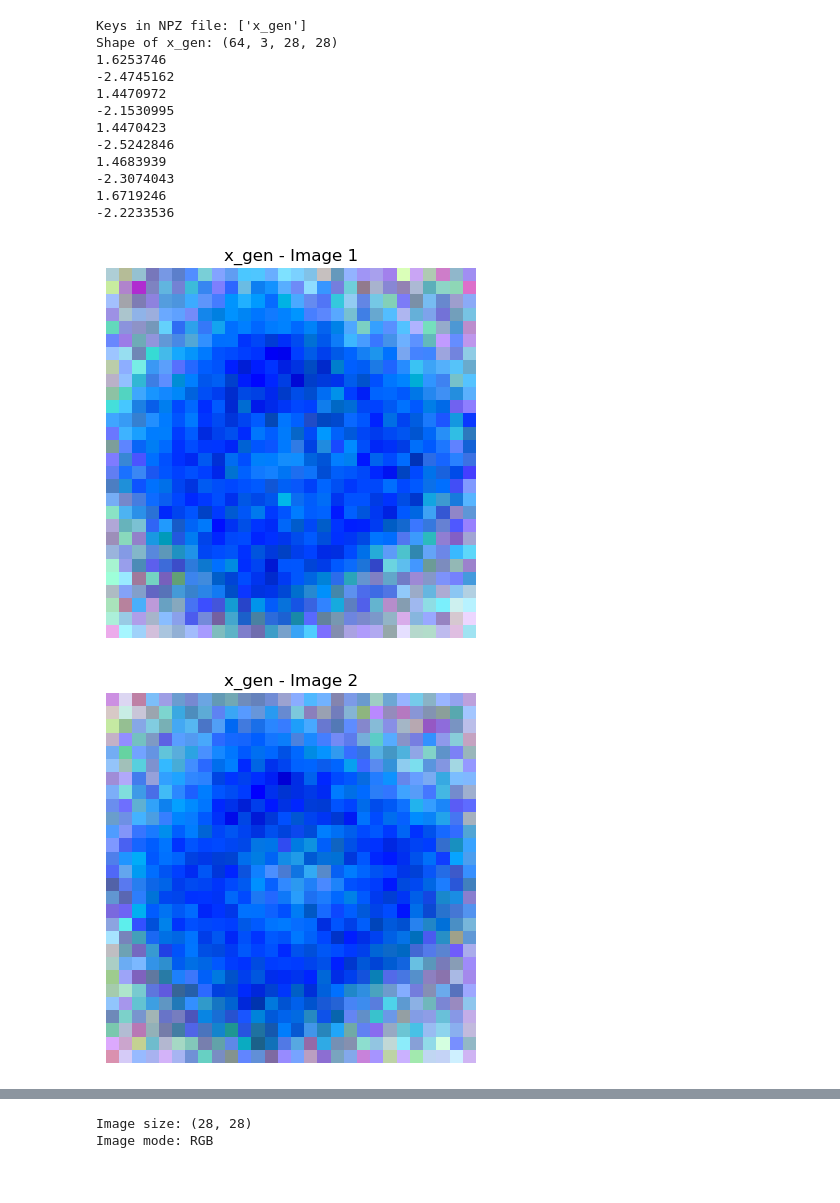
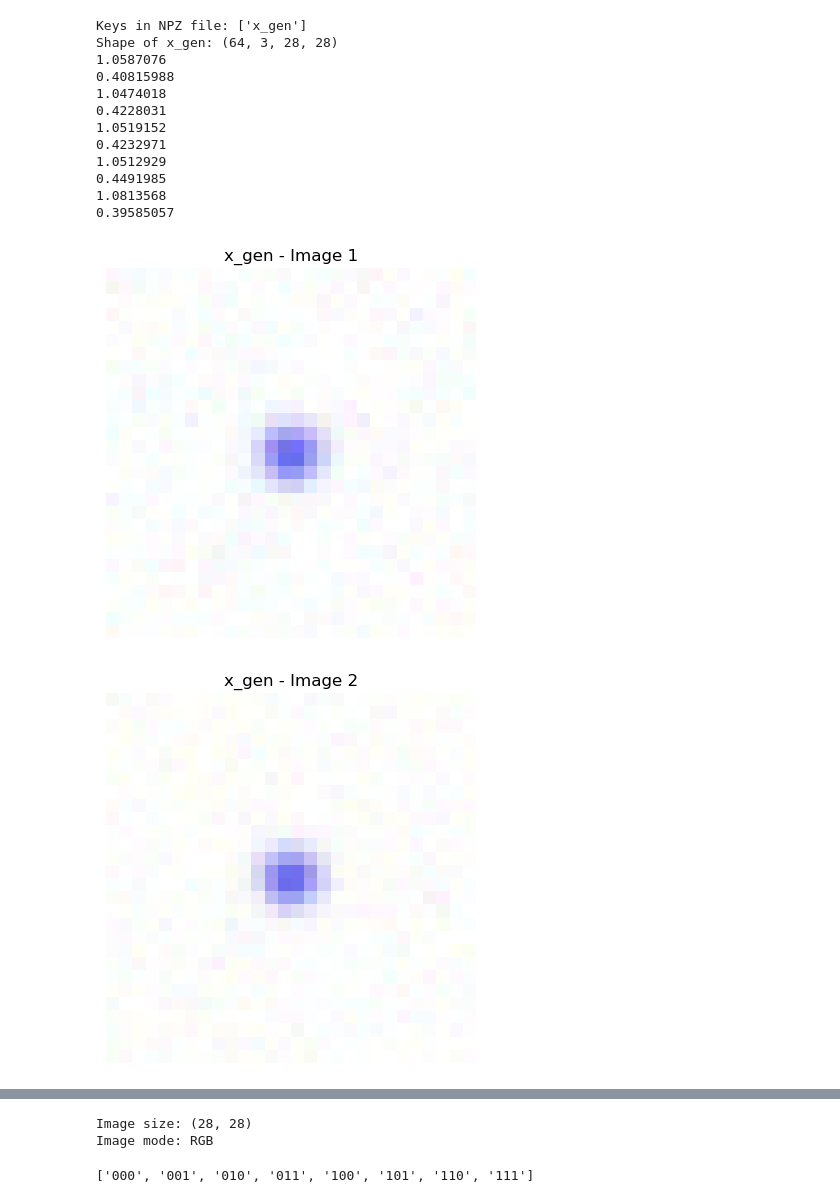
Before and after one commit to JiaweiGe0416/LLM-Understanding, a Jupyter notebook: concept_graphs/test_output.ipynb, the cells around one changed output, grey strips where cells are left out. Saved outputs shown, nothing was run; the diff lists cells and outputs as text; code cells hidden in the pictures.

```diff
--- a/concept_graphs/test_output.ipynb
+++ b/concept_graphs/test_output.ipynb
@@ -2,55 +2,55 @@
 import numpy as np
 import matplotlib.pyplot as plt
 
-file_path = '/data2/jiawei/llm-understanding/concept_graphs/output/single-body_2d_3classes/H32-train1/5000_1.6_256_500_100_0.0001_None_1500_2.0_1/image_110_ep99.npz'
+file_path = '/data2/jiawei/llm-understanding/concept_graphs/output/single-body_2d_3classes/H32-train1/5000_0.2_256_500_100_0.0001_None_1500_2.0_1/image_011_ep99.npz'
 
 # file_path = '/data2/jiawei/llm-understanding/concept_graphs/output/single-body_2d_3classes/H32-train1/5000_1.6_256_500_100_0.0001_None_1500_2.0_1/gen_store_111_ep99.npz'
-
-# Load the .npz file
-data = np.load(file_path)
 # %%
+# Load the .npz file
+data = np.load(file_path)
+
 # List all arrays in the file
 keys = data.files
 print("Keys in NPZ file:", keys)
 
 # Plot a few images from each array
 for key in keys:
-    images = data[key]  # Shape: (25, 64, 3, 28, 28)
+    images = data[key]
     print(f"Shape of {key}:", images.shape)
 
     # Loop through the first batch and first few images
     for i in range(5):  # Display 5 images
         # img = images[0, i]  # First batch, ith image (Shape: 3, 28, 28)
         img = images[i] # ith image (Shape: 3, 28, 28)
         print(img.max())
         print(img.min())
 
         # Transpose to (28, 28, 3) for imshow
         img = np.transpose(img, (1, 2, 0))
-        img = (img +1) /2
+        # img = (img +1) /2
         img = img.clip(0, 1)
 
         plt.figure()
         plt.title(f"{key} - Image {i+1}")
         plt.imshow(img)
         plt.axis('off')
 
 plt.show()
 
 # Close the file
 data.close()
 # %% [output]
 Keys in NPZ file: ['x_gen']
 Shape of x_gen: (64, 3, 28, 28)
-1.6253746
--2.4745162
-1.4470972
--2.1530995
-1.4470423
--2.5242846
-1.4683939
--2.3074043
-1.6719246
--2.2233536
+1.0587076
+0.40815988
+1.0474018
+0.4228031
+1.0519152
+0.4232971
+1.0512929
+0.4491985
+1.0813568
+0.39585057
-[figure, old version]
+[figure, new version]
-[figure, old version]
+[figure, new version]
@@ -77,0 +92,4 @@ Image mode: RGB
+# %%
+configs
+# %% [output]
+['000', '001', '010', '011', '100', '101', '110', '111']
```
Also changed, not shown: parts of 2 cells of this notebook, 9 other files.
